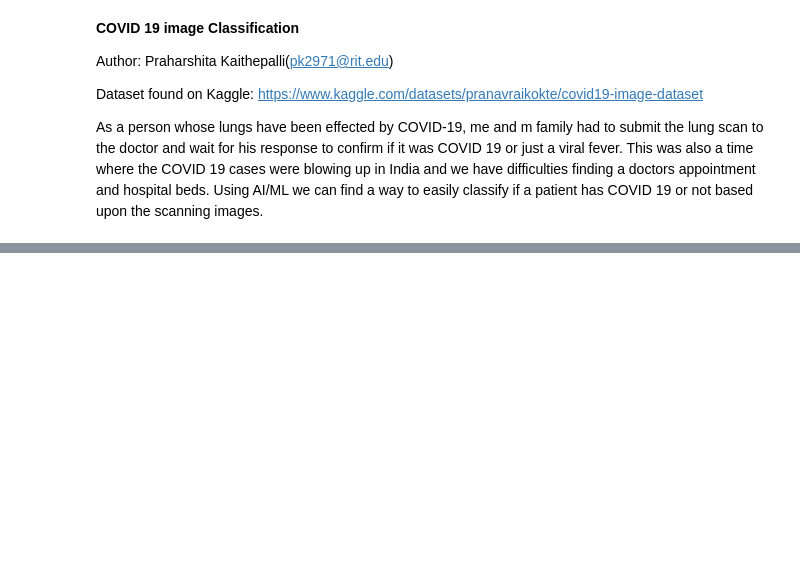
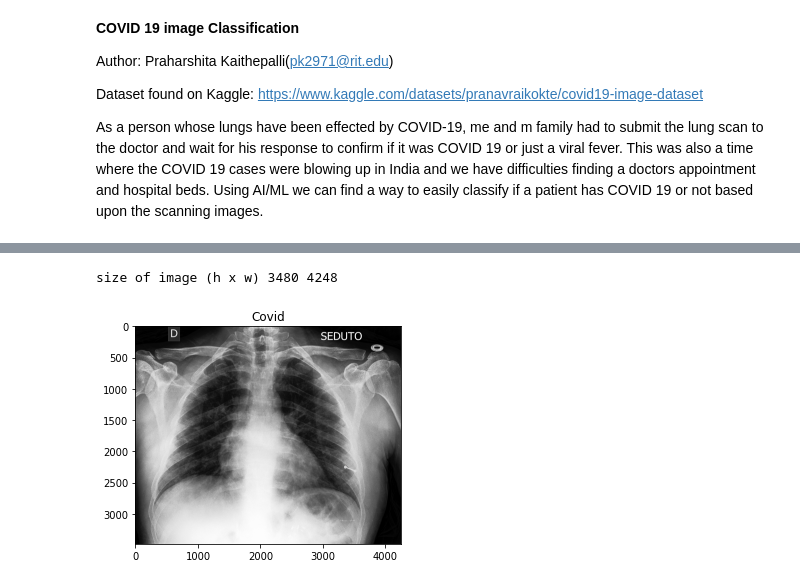
Before and after one commit to pk2971/COVID-19-Image-Classification, a Jupyter notebook: Covid_19_image_Classification.ipynb, the cells around one changed output, grey strips where cells are left out. Drawn from its saved outputs; the diff is of its cells as text; code cells hidden in the pictures; blank space fills up the shorter version.

```diff
--- a/Covid_19_image_Classification.ipynb
+++ b/Covid_19_image_Classification.ipynb
@@ -13,0 +32,12 @@ As a person whose lungs have been effected by COVID-19, me and m family had to s
+# %%
+train_path='/content/Covid19-dataset/train'
+test_path='/content/Covid19-dataset/test'
+# %%
+img = plt.imread(os.path.join(train_path, "Covid/01.jpeg"))
+plt.imshow(img)
+height, width, dim = img.shape
+plt.title('Covid')
+print("size of image (h x w)",height,width)
+# %% [output]
+size of image (h x w) 3480 4248
+[figure, added]
```
Also changed, not shown: parts of 11 cells of this notebook.
